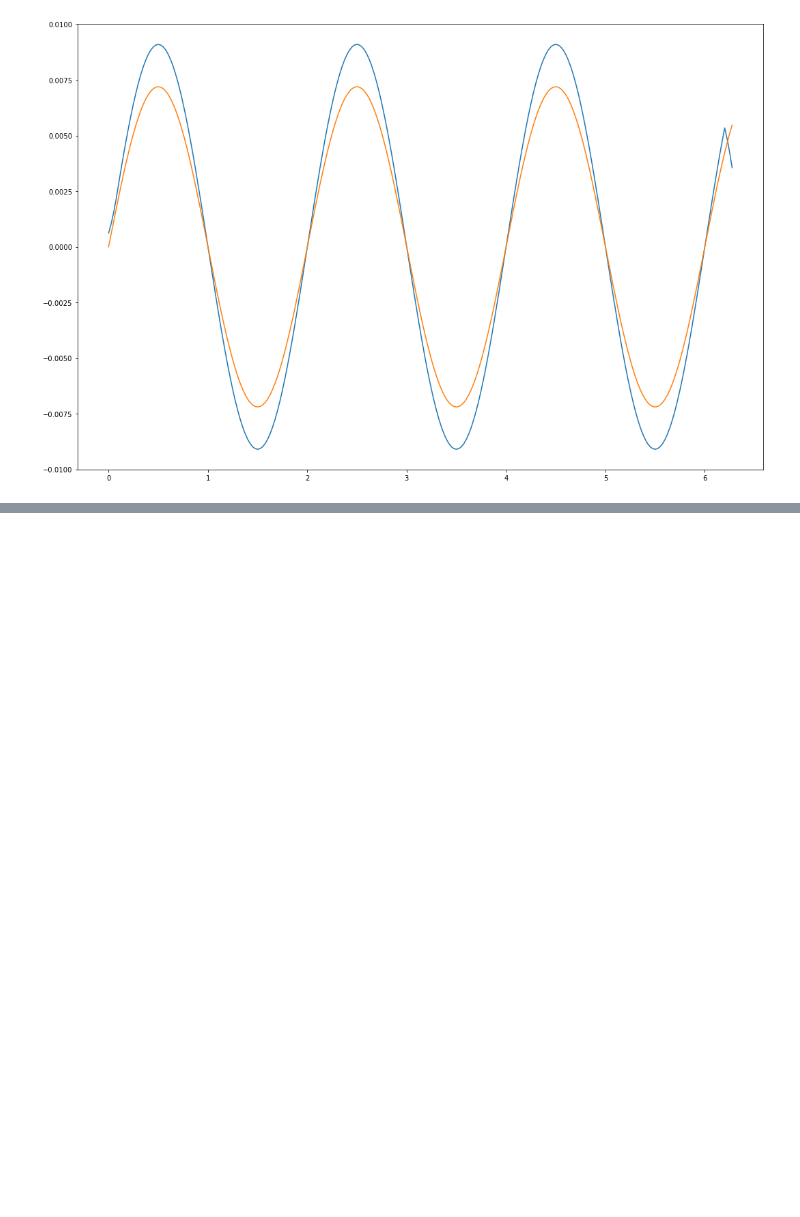
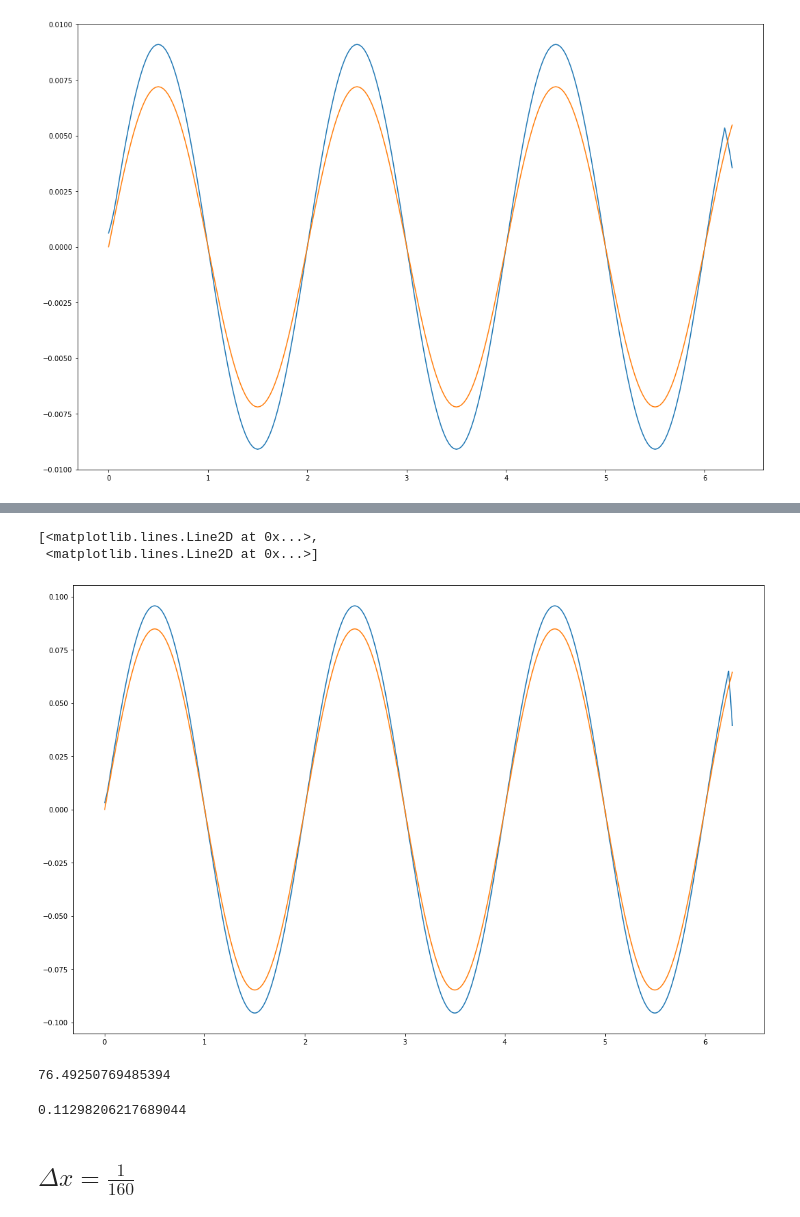
Before and after one commit to ZizhengYang/Summer-ResNet-solve-PDE-research-code, a Jupyter notebook: ResNet + PDE --- part 3 (1).ipynb, the cells around one changed output, grey strips where cells are left out. Saved outputs shown, nothing was run; the diff lists cells and outputs as text; code cells hidden in the pictures; blank space fills up the shorter version.

```diff
--- a/ResNet + PDE --- part 3 (1).ipynb
+++ b/ResNet + PDE --- part 3 (1).ipynb
@@ -142,0 +176,17 @@ plt.plot(x_2, prediction_2[20], x_2, Z_2[20])
+# %%
+plt.figure(figsize = (18,12))
+plt.plot(x_3, prediction_3[20], x_3, Z_3[20])
+# %% [output]
+[<matplotlib.lines.Line2D at 0x...>,
+ <matplotlib.lines.Line2D at 0x...>]
+[figure, added]
+# %%
+1/(1/20)* np.linalg.norm(prediction_3-Z_3, ord=2)
+# %% [output]
+76.49250769485394
+# %%
+(prediction_3-Z_3).max()
+# %% [output]
+0.11298206217689044
+# %% [markdown]
+## $\Delta x=\frac{1}{160}$
```
Also changed, not shown: parts of 12 cells of this notebook, 2 other files.
